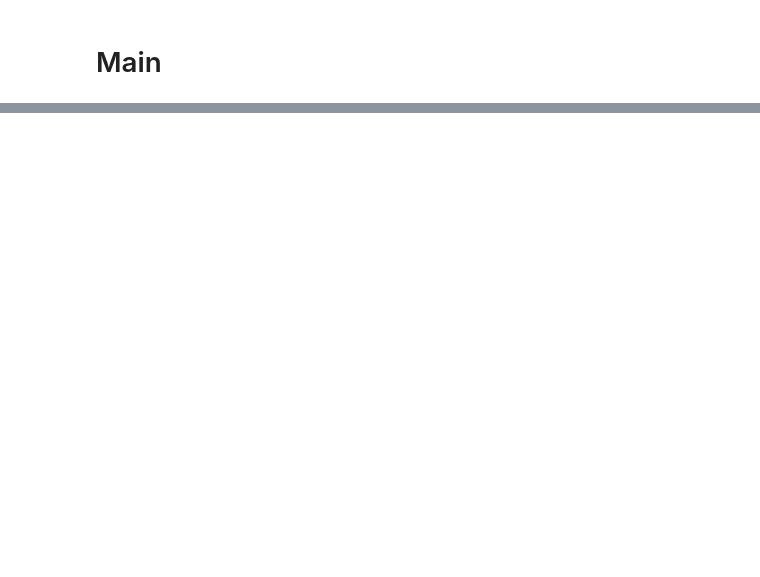
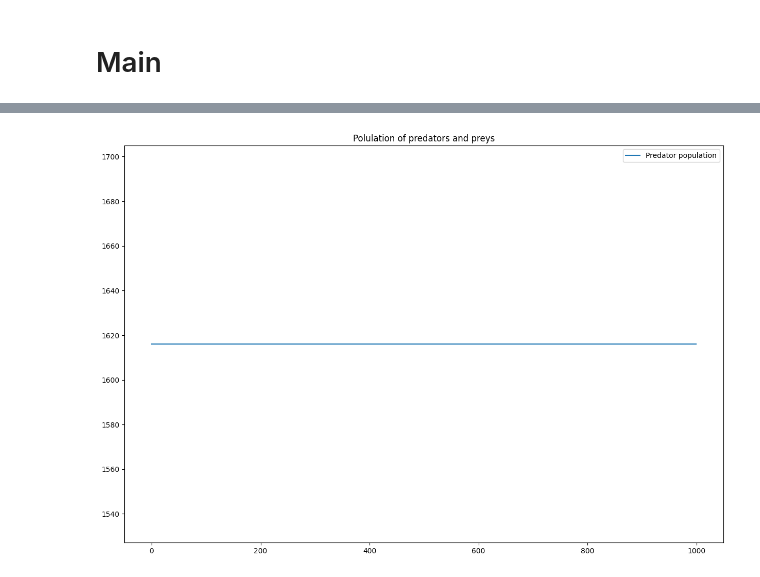
Before and after one commit to SayatP/Population-dynamics-simulation, a Jupyter notebook: New Simulation (offspring).ipynb, the cells around one changed output, grey strips where cells are left out. Saved outputs shown, nothing was run; the diff lists cells and outputs as text; code cells hidden in the pictures; blank space fills up the shorter version.

```diff
--- a/New Simulation (offspring).ipynb
+++ b/New Simulation (offspring).ipynb
@@ -324,3 +355,12 @@ plt.show()
+# %%
+plt.figure(figsize=(15, 10))
+plt.title("Polulation of predators and preys")
+# plt.plot(list(range(len(pred_c))), prey_c, label='Prey population')
+plt.plot(list(range(len(pred_c))), pred_c, label='Predator population')
+plt.legend(loc='upper right')
+plt.show()
+# %% [output]
+[figure, added]
 # %%
 plt.figure(figsize=(15, 10))
 plt.title("Average reward per timestamp")
```
Also changed, not shown: parts of 7 cells of this notebook, 2 other files.
